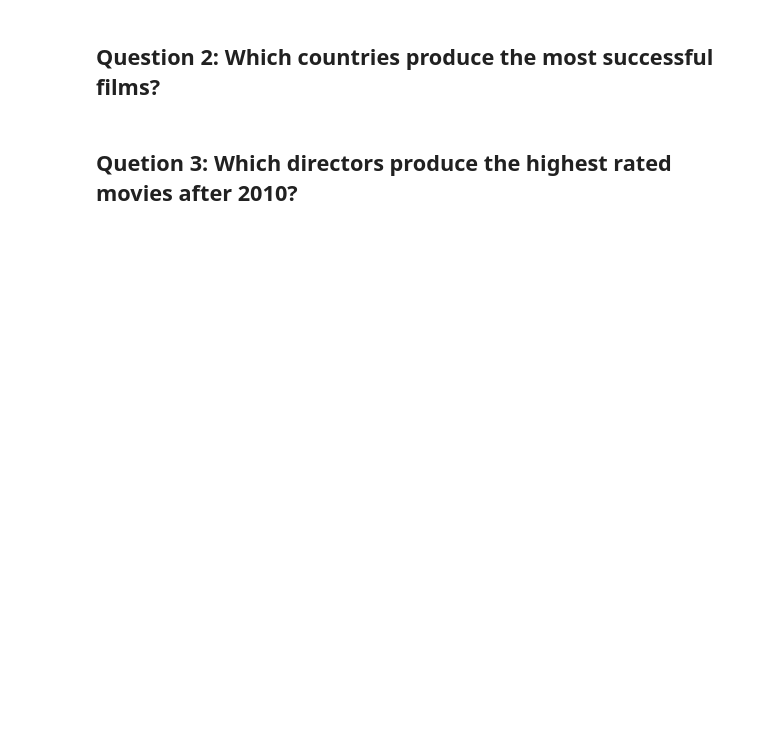
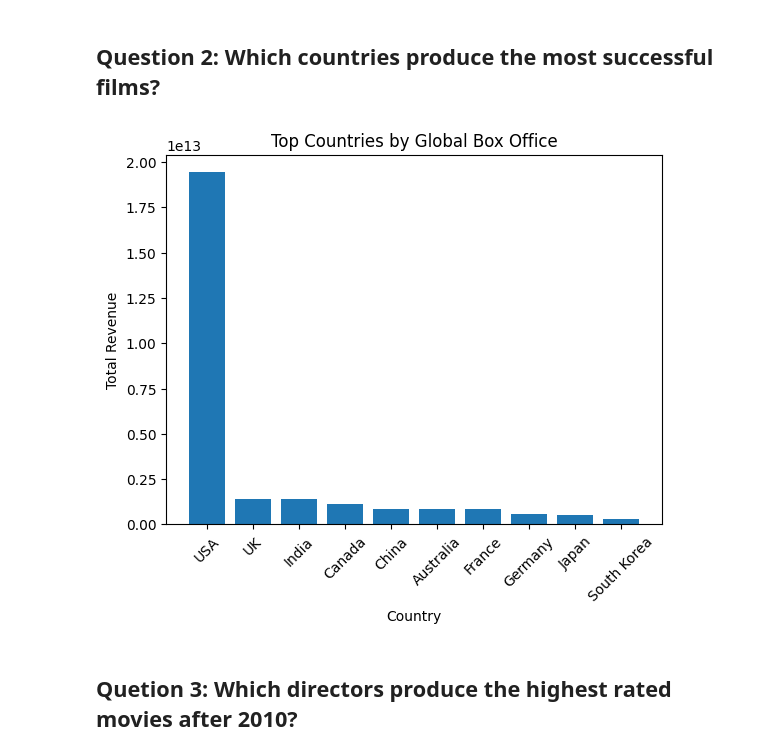
Before and after one commit to pcamarillor/big_data_spring_2026, a Jupyter notebook: spark/notebooks/examples/lecture_12_eda.ipynb, the cells around one changed output. Saved outputs shown, nothing was run; the diff lists cells and outputs as text; code cells hidden in the pictures; blank space fills up the shorter version.

```diff
--- a/spark/notebooks/examples/lecture_12_eda.ipynb
+++ b/spark/notebooks/examples/lecture_12_eda.ipynb
@@ -305,4 +305,23 @@ plt.show()
 # %% [markdown]
 ## Question 2: Which countries produce the most successful films?
+# %%
+country_revenue = (
+    movies_df.groupBy("Country")
+      .agg(F.sum("Global_BoxOfficeUSD").alias("TotalRevenue"))
+      .orderBy(F.col("TotalRevenue"), ascending=False)
+      .limit(10)
+)
+
+pdf = country_revenue.toPandas()
+
+plt.figure()
+plt.bar(pdf["Country"], pdf["TotalRevenue"])
+plt.title("Top Countries by Global Box Office")
+plt.xlabel("Country")
+plt.ylabel("Total Revenue")
+plt.xticks(rotation=45)
+plt.show()
+# %% [output]
+[figure, added]
 # %% [markdown]
 ## Quetion 3: Which directors produce the highest rated movies after 2010?
```
Also changed, not shown: parts of 9 cells of this notebook, 1 other file.
